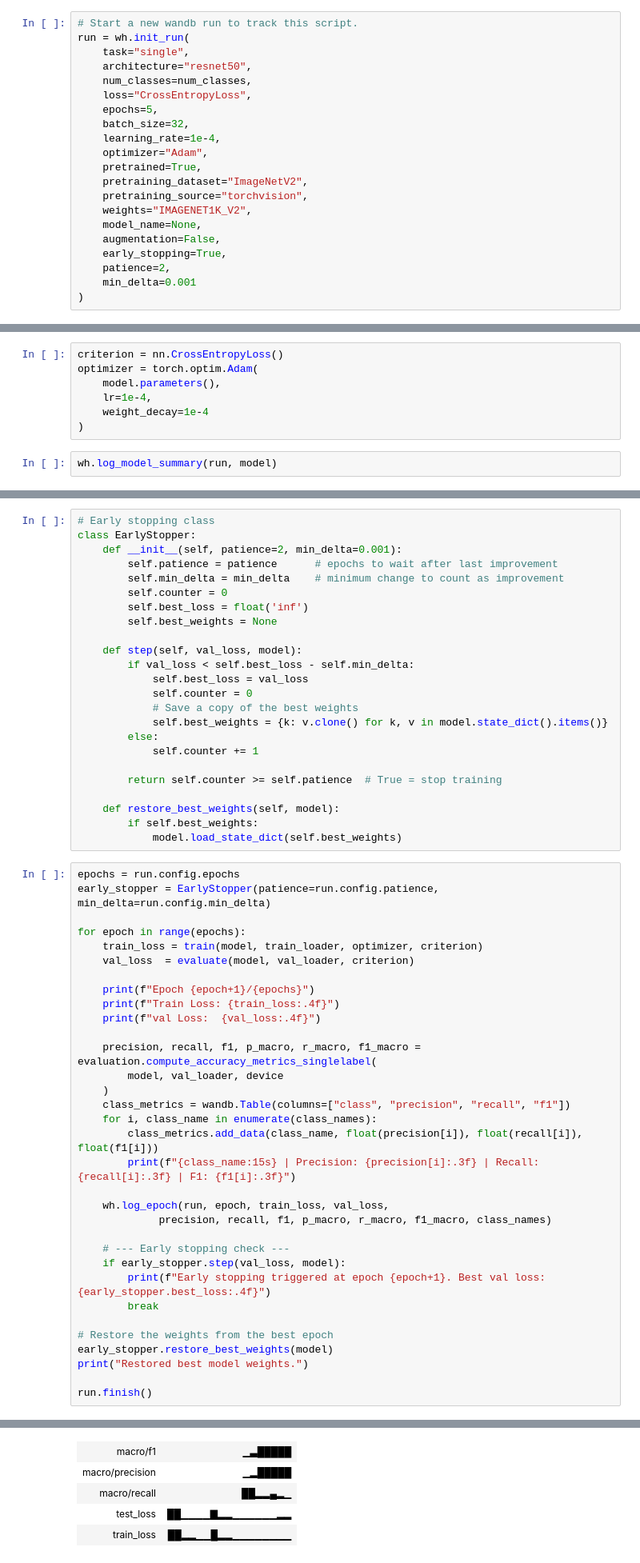
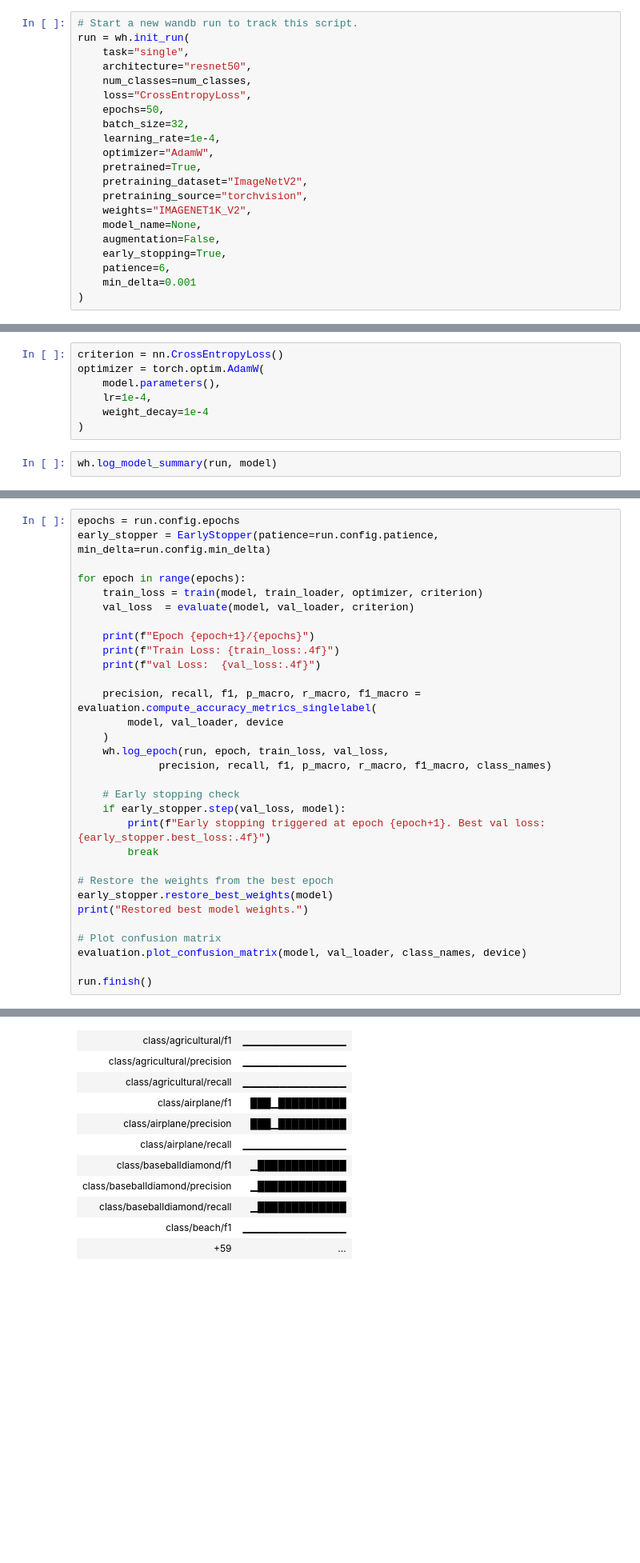
Before and after one commit to sstaheli52/Deep-learning-land-use-classification, a Jupyter notebook: notebooks/3.00_single_label_resnet50_with_imagenet.ipynb, the cells around one changed output, grey strips where cells are left out. Shown at 80% size. Saved outputs shown, nothing was run; the diff lists cells and outputs as text; blank space fills up the shorter version.

```diff
--- a/notebooks/3.00_single_label_resnet50_with_imagenet.ipynb
+++ b/notebooks/3.00_single_label_resnet50_with_imagenet.ipynb
@@ -30,10 +35,10 @@ run = wh.init_run(
     architecture="resnet50",
     num_classes=num_classes,
     loss="CrossEntropyLoss",
-    epochs=5,
+    epochs=50,
     batch_size=32,
     learning_rate=1e-4,
-    optimizer="Adam",
+    optimizer="AdamW",
     pretrained=True,
     pretraining_dataset="ImageNetV2",
     pretraining_source="torchvision",
@@ -41,7 +46,7 @@ run = wh.init_run(
     model_name=None,
     augmentation=False,
     early_stopping=True,
-    patience=2,
+    patience=6,
     min_delta=0.001
 )
 # %% [output]
@@ -108,6 +116,6 @@ Using device: cuda
 # %%
 criterion = nn.CrossEntropyLoss()
-optimizer = torch.optim.Adam(
+optimizer = torch.optim.AdamW(
     model.parameters(),
     lr=1e-4,
     weight_decay=1e-4
@@ -152,30 +160,6 @@ def evaluate(model, loader, criterion):
             total_loss += loss.item()
 
     return total_loss / len(loader)
-# %%
-# Early stopping class
-class EarlyStopper:
-    def __init__(self, patience=2, min_delta=0.001):
-        self.patience = patience      # epochs to wait after last improvement
-        self.min_delta = min_delta    # minimum change to count as improvement
-        self.counter = 0
-        self.best_loss = float('inf')
-        self.best_weights = None
-
-    def step(self, val_loss, model):
-        if val_loss < self.best_loss - self.min_delta:
-            self.best_loss = val_loss
-            self.counter = 0
-            # Save a copy of the best weights
-            self.best_weights = {k: v.clone() for k, v in model.state_dict().items()}
-        else:
-            self.counter += 1
-
-        return self.counter >= self.patience  # True = stop training
-
-    def restore_best_weights(self, model):
-        if self.best_weights:
-            model.load_state_dict(self.best_weights)
 # %%
 epochs = run.config.epochs
 early_stopper = EarlyStopper(patience=run.config.patience, min_delta=run.config.min_delta)
@@ -191,15 +175,10 @@ for epoch in range(epochs):
     precision, recall, f1, p_macro, r_macro, f1_macro = evaluation.compute_accuracy_metrics_singlelabel(
         model, val_loader, device
     )
-    class_metrics = wandb.Table(columns=["class", "precision", "recall", "f1"])
-    for i, class_name in enumerate(class_names):
-        class_metrics.add_data(class_name, float(precision[i]), float(recall[i]), float(f1[i]))
-        print(f"{class_name:15s} | Precision: {precision[i]:.3f} | Recall: {recall[i]:.3f} | F1: {f1[i]:.3f}")
-
     wh.log_epoch(run, epoch, train_loss, val_loss,
              precision, recall, f1, p_macro, r_macro, f1_macro, class_names)
 
-    # --- Early stopping check ---
+    # Early stopping check
     if early_stopper.step(val_loss, model):
         print(f"Early stopping triggered at epoch {epoch+1}. Best val loss: {early_stopper.best_loss:.4f}")
         break
@@ -208,5 +187,8 @@ for epoch in range(epochs):
 early_stopper.restore_best_weights(model)
 print("Restored best model weights.")
 
+# Plot confusion matrix
+evaluation.plot_confusion_matrix(model, val_loader, class_names, device)
+
 run.finish()
 # %% [output]
@@ -230,8 +212,14 @@ macro f1: 0.9611884892765665
 [interactive output not drawn]
 Run history:
-| macro/f1 | ▁▃█████ |
-| macro/precision | ▁▂█████ |
-| macro/recall | ██▂▂▄▂▁ |
-| test_loss | ██▁▁▁▁▇▂▂▁▁▁▁▁▁▂▂ |
-| train_loss | ██▂▂▁▁█▂▂▁▁▁▁▁▁▁▁ |
+| class/agricultural/f1 | ▁▁▁▁▁▁▁▁▁▁▁▁▁▁ |
+| class/agricultural/precision | ▁▁▁▁▁▁▁▁▁▁▁▁▁▁ |
+| class/agricultural/recall | ▁▁▁▁▁▁▁▁▁▁▁▁▁▁ |
+| class/airplane/f1 | ███▁██████████ |
+| class/airplane/precision | ███▁██████████ |
+| class/airplane/recall | ▁▁▁▁▁▁▁▁▁▁▁▁▁▁ |
+| class/baseballdiamond/f1 | ▁█████████████ |
+| class/baseballdiamond/precision | ▁█████████████ |
+| class/baseballdiamond/recall | ▁█████████████ |
+| class/beach/f1 | ▁▁▁▁▁▁▁▁▁▁▁▁▁▁ |
+| +59 | ... |
 Run summary:
```
Also changed, not shown: parts of 9 cells of this notebook, 11 other files.
